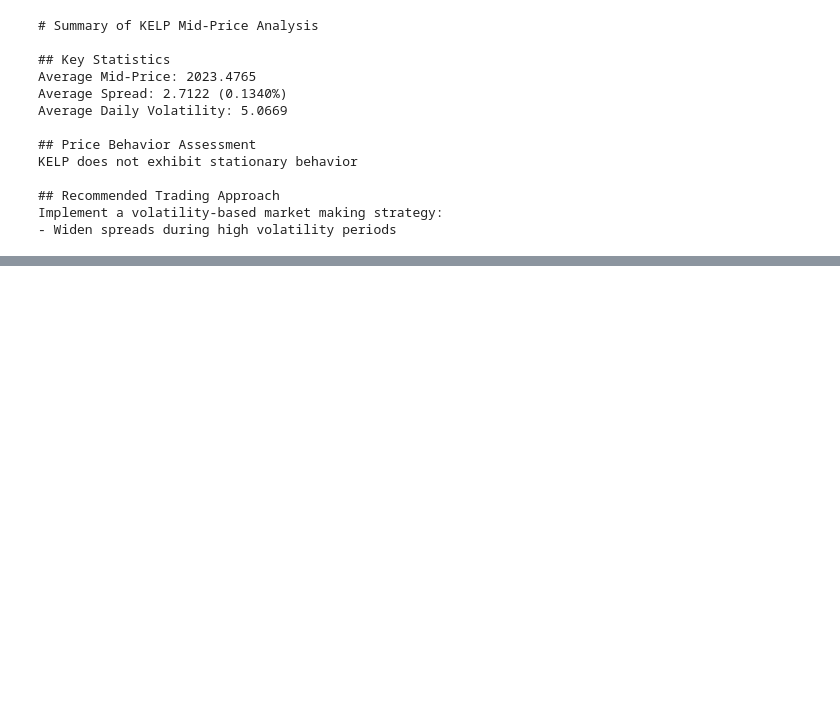
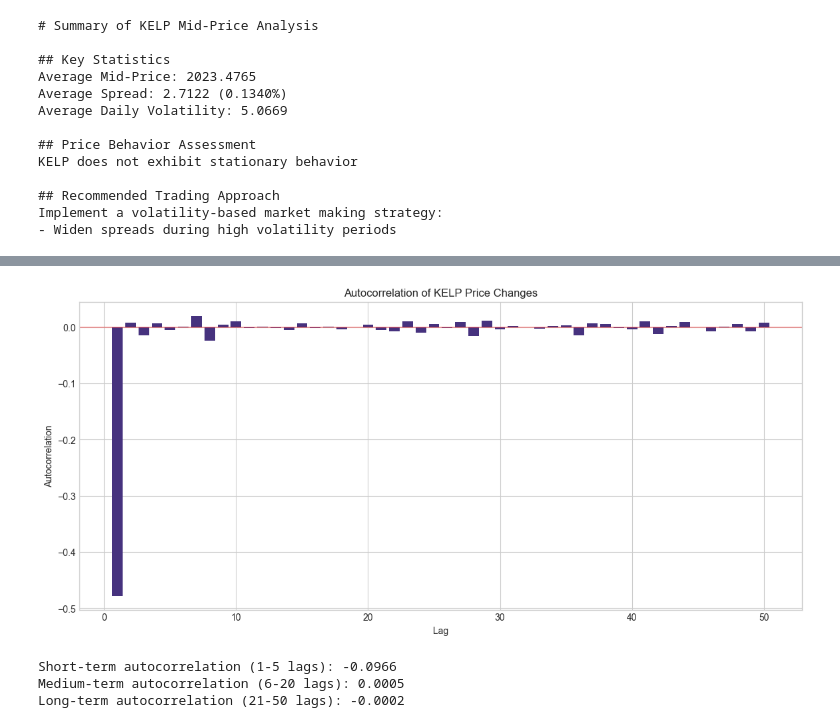
Before and after one commit to tomas-zuquete/imc-prosperity-3, a Jupyter notebook: round_1/KELP_analysis.ipynb, the cells around one changed output, grey strips where cells are left out. Saved outputs shown, nothing was run; the diff lists cells and outputs as text; code cells hidden in the pictures; blank space fills up the shorter version.

```diff
--- a/round_1/KELP_analysis.ipynb
+++ b/round_1/KELP_analysis.ipynb
@@ -912,0 +1110,29 @@ Implement a volatility-based market making strategy:
+# %%
+# 5. Analyze Trend Autocorrelation
+
+# Calculate autocorrelation of price changes to identify trend persistence
+max_lag = 50
+autocorr_values = [kelp_data['mid_price'].diff().autocorr(lag=i) for i in range(1, max_lag + 1)]
+
+plt.figure(figsize=(14, 6))
+plt.bar(range(1, max_lag + 1), autocorr_values)
+plt.axhline(y=0, color='r', linestyle='-', alpha=0.3)
+plt.title('Autocorrelation of KELP Price Changes')
+plt.xlabel('Lag')
+plt.ylabel('Autocorrelation')
+plt.grid(True)
+plt.show()
+
+# Calculate average autocorrelation for different periods
+short_autocorr = np.mean(autocorr_values[:5])
+medium_autocorr = np.mean(autocorr_values[5:20])
+long_autocorr = np.mean(autocorr_values[20:])
+
+print(f"Short-term autocorrelation (1-5 lags): {short_autocorr:.4f}")
+print(f"Medium-term autocorrelation (6-20 lags): {medium_autocorr:.4f}")
+print(f"Long-term autocorrelation (21-50 lags): {long_autocorr:.4f}")
+# %% [output]
+[figure, added]
+Short-term autocorrelation (1-5 lags): -0.0966
+Medium-term autocorrelation (6-20 lags): 0.0005
+Long-term autocorrelation (21-50 lags): -0.0002
```
Also changed, not shown: parts of 27 cells of this notebook.
